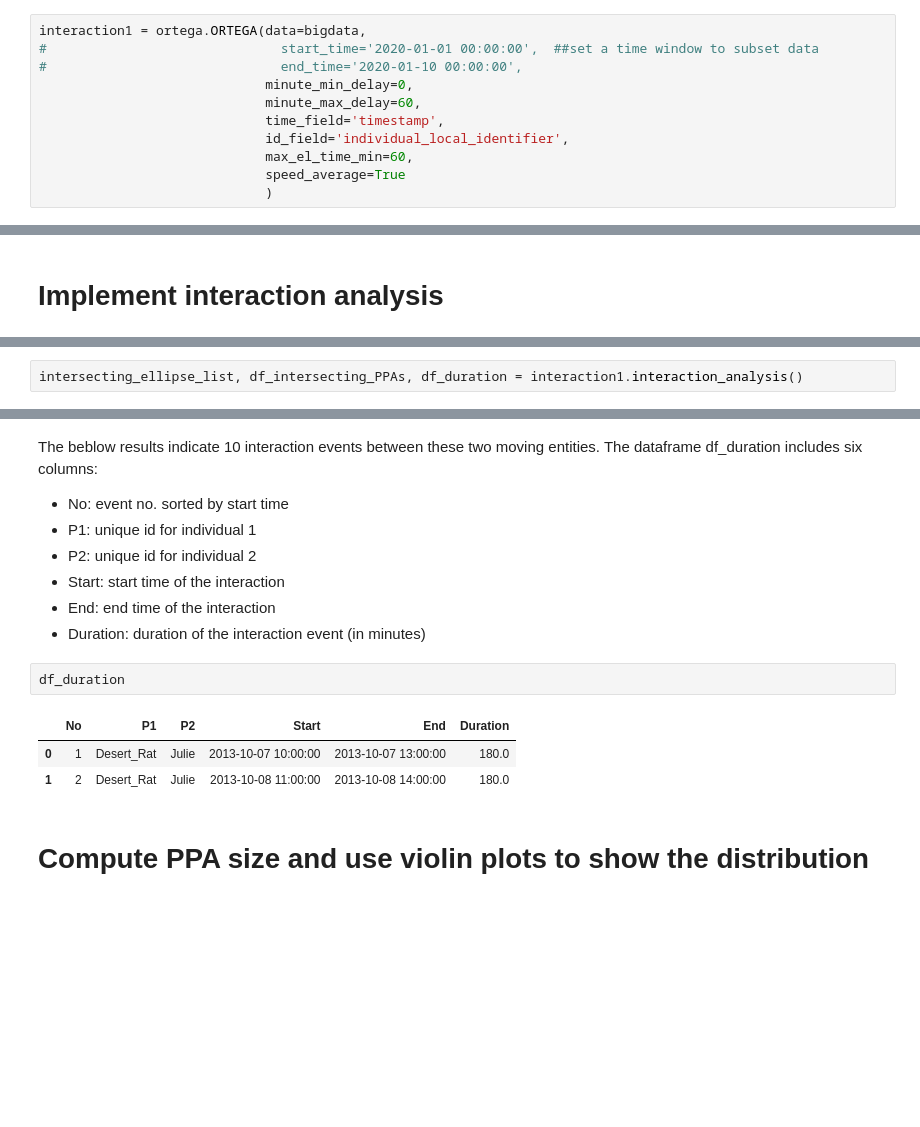
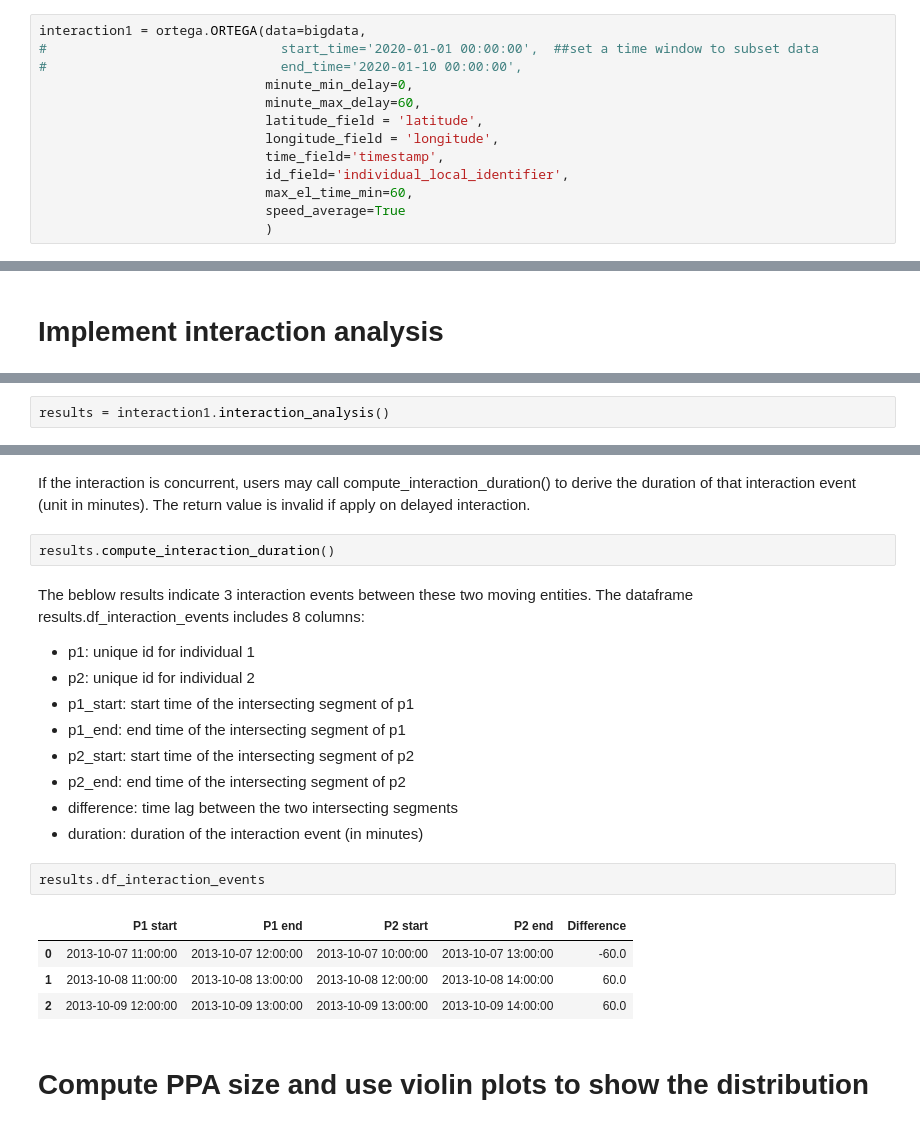
Before and after one commit to move-ucsb/ORTEGA, a Jupyter notebook: examples/example_turkey_vultures.ipynb, the cells around one changed output, grey strips where cells are left out. Cells and saved outputs as stored; diff of their text form; blank space fills up the shorter version.

```diff
--- a/examples/example_turkey_vultures.ipynb
+++ b/examples/example_turkey_vultures.ipynb
@@ -76,6 +77,8 @@ interaction1 = ortega.ORTEGA(data=bigdata,
 #                              end_time='2020-01-10 00:00:00',
                              minute_min_delay=0,
                              minute_max_delay=60,
+                             latitude_field = 'latitude',
+                             longitude_field = 'longitude',
                              time_field='timestamp',
                              id_field='individual_local_identifier',
                              max_el_time_min=60,
@@ -96,3 +100,3 @@ The below cell runs interaction_analysis() and it returns three values.
 # %%
-intersecting_ellipse_list, df_intersecting_PPAs, df_duration = interaction1.interaction_analysis()
+results = interaction1.interaction_analysis()
 # %% [output]
@@ -103,18 +115,25 @@ intersecting_ellipse_list, df_intersecting_PPAs, df_duration = interaction1.inte
+# %% [markdown]
+If the interaction is concurrent, users may call compute_interaction_duration() to derive the duration of that interaction event (unit in minutes). The return value is invalid if apply on delayed interaction.
+# %%
+results.compute_interaction_duration()
 # %% [markdown]
-The beblow results indicate 10 interaction events between these two moving entities.
-The dataframe df_duration includes six columns:
-- No: event no. sorted by start time
-- P1: unique id for individual 1
-- P2: unique id for individual 2
-- Start: start time of the interaction
-- End: end time of the interaction
-- Duration: duration of the interaction event (in minutes)
+The beblow results indicate 3 interaction events between these two moving entities.
+The dataframe results.df_interaction_events includes 8 columns:
+- p1: unique id for individual 1
+- p2: unique id for individual 2
+- p1_start: start time of the intersecting segment of p1
+- p1_end: end time of the intersecting segment of p1
+- p2_start: start time of the intersecting segment of p2
+- p2_end: end time of the intersecting segment of p2
+- difference: time lag between the two intersecting segments
+- duration: duration of the interaction event (in minutes)
 # %%
-df_duration
+results.df_interaction_events
 # %% [output]
-|  | No | P1 | P2 | Start | End | Duration |
-| 0 | 1 | Desert_Rat | Julie | 2013-10-07 10:00:00 | 2013-10-07 13:00:00 | 180.0 |
-| 1 | 2 | Desert_Rat | Julie | 2013-10-08 11:00:00 | 2013-10-08 14:00:00 | 180.0 |
+|  | P1 start | P1 end | P2 start | P2 end | Difference |
+| 0 | 2013-10-07 11:00:00 | 2013-10-07 12:00:00 | 2013-10-07 10:00:00 | 2013-10-07 13:00:00 | -60.0 |
+| 1 | 2013-10-08 11:00:00 | 2013-10-08 13:00:00 | 2013-10-08 12:00:00 | 2013-10-08 14:00:00 | 60.0 |
+| 2 | 2013-10-09 12:00:00 | 2013-10-09 13:00:00 | 2013-10-09 13:00:00 | 2013-10-09 14:00:00 | 60.0 |
 # %% [markdown]
 # Compute PPA size and use violin plots to show the distribution
 # %%
```
Also changed, not shown: parts of 11 cells of this notebook, 4 other files.
